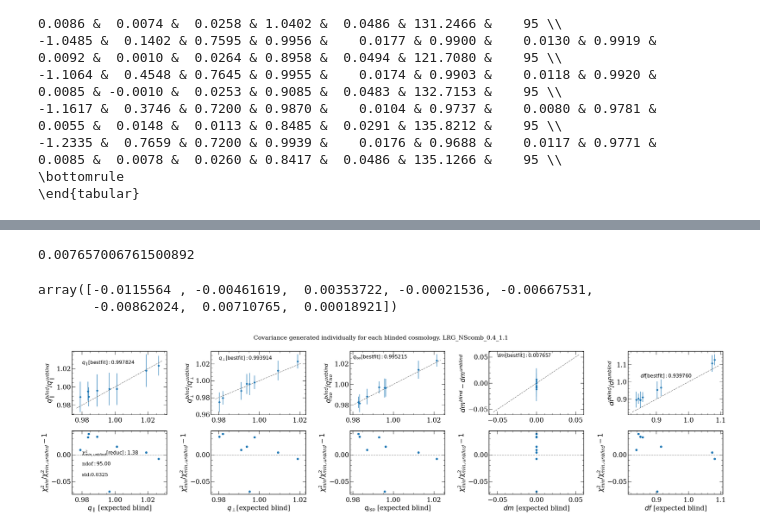
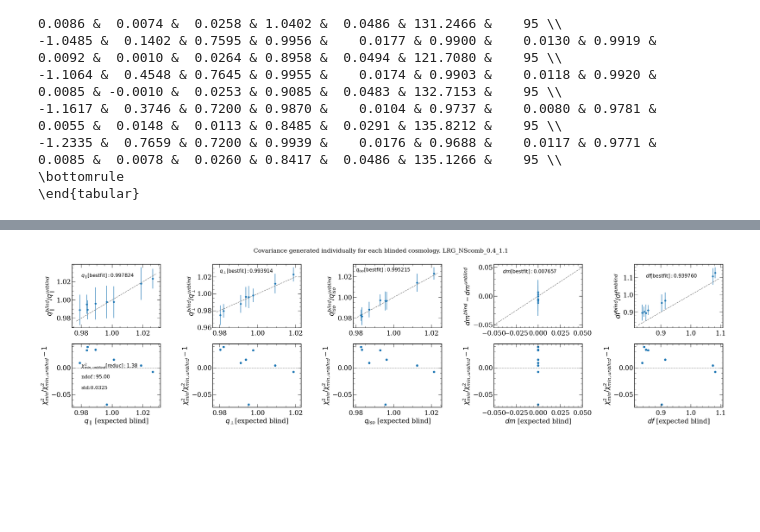
Before and after one commit to cosmodesi/desi-y1-kp45, a Jupyter notebook: blinding/nb/plot_fs.ipynb, the cells around one changed output, grey strips where cells are left out. Cells and saved outputs as stored; diff of their text form; code cells hidden in the pictures; blank space fills up the shorter version.

```diff
--- a/blinding/nb/plot_fs.ipynb
+++ b/blinding/nb/plot_fs.ipynb
@@ -30,6 +31,6 @@ theory_name = 'fs'
 clustering_statistics = 'pk' # choices=['pk', 'xi']
 zmin, zmax, b0 = {'LRG': (0.4, 1.1, 1.7), 'ELG': (1.1, 1.6, 0.84), 'QSO': (1.6, 2.1, 1.2)}[tracer]
 # %%
-base_dir = '..'
+base_dir = '/global/cfs/cdirs/desi/users/uendert/blinding/' #'..'
 profiles_fn = sorted(glob.glob(os.path.join(base_dir, 'blinded', 'test_w0-*', '{}'.format(theory_name), '{}'.format(clustering_statistics), 'profile_{}_{}_{}_{}.npy'.format(tracer, region, zmin, zmax))))
 profiles_unblinded_fn = os.path.join(base_dir, 'unblinded', '{}'.format(theory_name), '{}'.format(clustering_statistics),'profile_{}_{}_{}_{}.npy'.format(tracer, region, zmin, zmax))
@@ -50,7 +40,7 @@ from desilike.samples import Profiles
 bestfit = {name: [] for name in ['qpar', 'qper', 'dm', 'df', 'chi2min']}
 error = {name: [] for name in ['qpar', 'qper', 'dm', 'df']}
 expected = {name: [] for name in ['qpar', 'qper', 'dm', 'df']}
-expected_unblided = {}
+expected_unblinded = {}
 
 from desilike.samples import Profiles
 profiles_unblinded = Profiles.load(profiles_unblinded_fn)
@@ -63,10 +53,10 @@ bestfit_unblinded['chi2min'] = profiles_unblinded.bestfit.chi2min
 error_unblinded = {name: profiles_unblinded.error[name][index] for name in error}
 for name in error_unblinded: error_unblinded[name] = error_unblinded[name]
 
-expected_unblided['qpar'] = profiles_unblinded.attrs['expected']['qpar']
-expected_unblided['qper'] = profiles_unblinded.attrs['expected']['qper']
-expected_unblided['dm'] = profiles_unblinded.attrs['expected']['dm']
-expected_unblided['df'] = profiles_unblinded.attrs['expected']['df']
+expected_unblinded['qpar'] = profiles_unblinded.attrs['expected']['qpar']
+expected_unblinded['qper'] = profiles_unblinded.attrs['expected']['qper']
+expected_unblinded['dm'] = profiles_unblinded.attrs['expected']['dm']
+expected_unblinded['df'] = profiles_unblinded.attrs['expected']['df']
 
 cov_unblinded = profiles_unblinded.covariance.view(params=['qper', 'qpar'])
 jac = np.array([2.0 / 3.0, 1.0 / 3.0])
@@ -85,8 +75,9 @@ for profiles_fn_ in profiles_fn:
     qiso_error.append(jac.dot(cov).dot(jac)**0.5)
     bestfit['chi2min'].append(float(profiles.bestfit.chi2min))
 
-bestfit['qiso'] = [*(np.array(bestfit['qpar'])**(1./3.) * np.array(bestfit['qper'])**(2./3.))]
-expected['qiso'] = [*(np.array(expected['qpar'])**(1./3.) * np.array(expected['qper'])**(2./3.))]
+bestfit['qiso'] = list(np.array(bestfit['qpar'])**(1./3.) * np.array(bestfit['qper'])**(2./3.))
+expected['qiso'] = list(np.array(expected['qpar'])**(1./3.) * np.array(expected['qper'])**(2./3.))
+expected['dm'] = [0.] * len(expected['dm'])
 error['qiso'] = qiso_error
 
 error_unblinded['qiso'] = qiso_error_unblinded['qiso']
@@ -329,3 +182,0 @@ bestfit_unblinded
-# %%
-expected['dm'] = list(np.zeros(len(expected['dm'])))
-expected['dm']
@@ -356,13 +183,3 @@ bestfit['dm']
-# %%
-bestfit_unblinded['dm']
-# %% [output]
-0.007657006761500892
-# %%
-
-bestfit['dm'] - bestfit_unblinded['dm']
-# %% [output]
-array([-0.0115564 , -0.00461619,  0.00353722, -0.00021536, -0.00667531,
-       -0.00862024,  0.00710765,  0.00018921])
 # %%
 fig, ax = plt.subplots(2, 5, sharex='col')
 
@@ -407,33 +224,34 @@ ax[0, 2].text(0.98, 1.025, r'$q_{iso}{\rm[bestfit]}: %f$' % (bestfit_unblinded['
 ax[1, 2].scatter(expected['qiso'], bestfit['chi2min'] / bestfit_unblinded['chi2min'] - 1.) #row=1, col=0
 ax[1, 2].set(ylabel=r'$\chi^2_{min} / \chi^2_{min, unblind} - 1$', xlabel=r'$q_{iso}$ [expected blind]')
 ax[1, 2].axhline(y=0., color='gray', linestyle='--')
 
 ax[0, 3].errorbar(expected['dm'], bestfit['dm'] - bestfit_unblinded['dm'], yerr=error['dm'], fmt='p') #row=0, col=0
 ax[0, 3].tick_params('x', labelbottom=True)
 ax[0, 3].set(ylabel=r'$dm^{blind} - dm^{unblind}$')
+ax[0, 3].set_xlim(-0.05, 0.05)
 ax[0, 3].plot(ax[0, 3].get_xlim(), ax[0, 3].get_xlim(), c='gray', linestyle='--')
-ax[0, 3].text(-0.05, 0.05, r'$dm{\rm[bestfit]}: %f$' % (bestfit_unblinded['dm']), fontsize=15)
+ax[0, 3].text(-0.04, 0.04, r'$dm{\rm[bestfit]}: %f$' % (bestfit_unblinded['dm']), fontsize=15)
 
 ax[1, 3].scatter(expected['dm'], bestfit['chi2min'] / bestfit_unblinded['chi2min'] - 1.) #row=1, col=0
 ax[1, 3].set(ylabel=r'$\chi^2_{min} / \chi^2_{min, unblind} - 1$', xlabel=r'$dm$ [expected blind]')
 ax[1, 3].axhline(y=0., color='gray', linestyle='--')
 
 ax[0, 4].errorbar(expected['df'], bestfit['df'] / bestfit_unblinded['df'], yerr=error['df'], fmt='p') #row=0, col=0
 ax[0, 4].tick_params('x', labelbottom=True)
 ax[0, 4].set(ylabel=r'$df^{blind} / df^{unblind}$')
 ax[0, 4].plot(ax[0, 4].get_xlim(), ax[0, 4].get_xlim(), c='gray', linestyle='--')
-ax[0, 4].text(0.85, 1.025, r'$df{\rm[bestfit]}: %f$' % (bestfit_unblinded['df']), fontsize=15)
+ax[0, 4].text(0.85, 1.1, r'$df{\rm[bestfit]}: %f$' % (bestfit_unblinded['df']), fontsize=15)
 
 ax[1, 4].scatter(expected['df'], bestfit['chi2min'] / bestfit_unblinded['chi2min'] - 1.) #row=1, col=0
 ax[1, 4].set(ylabel=r'$\chi^2_{min} / \chi^2_{min, unblind} - 1$', xlabel=r'$df$ [expected blind]')
 ax[1, 4].axhline(y=0., color='gray', linestyle='--')
 
 if clustering_statistics == 'pk':
     fig.suptitle('Covariance generated individually for each blinded cosmology. {}_{}_{}_{}'.format(tracer, region, zmin, zmax), fontsize=18)
 else:
     fig.suptitle('Same covariance generated with unblinded cosmology. {}_{}_{}_{}'.format(tracer, region, zmin, zmax), fontsize=18)
 plt.tight_layout()
 # plt.savefig(os.path.join(base_dir, 'blinded', '{}_one2one_plot_{}_{}_{}_{}.png'.format(clustering_statistics, tracer, region, zmin, zmax)))
 plt.show()
 # %% [output]
-[figure, old version]
+[figure, new version]
```
Also changed, not shown: parts of 30 cells of this notebook, 3 other files.
